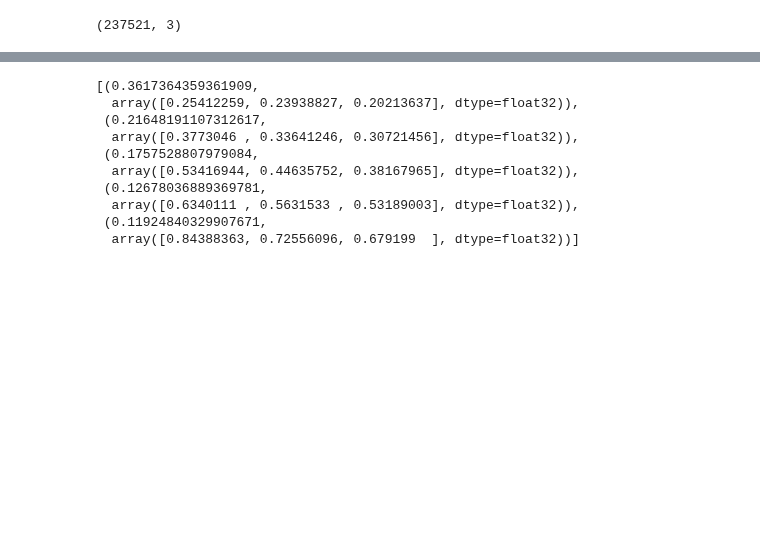
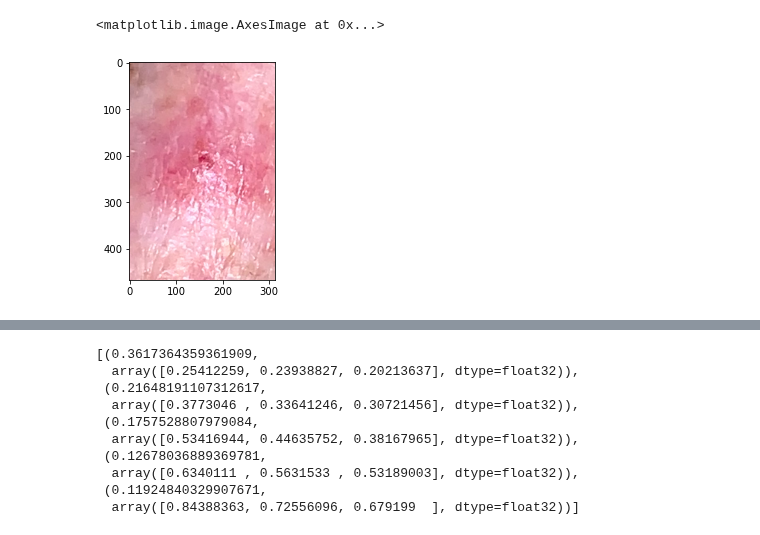
Before and after one commit to julielhagen/First-Year-Project, a Jupyter notebook: dominance_tester.ipynb, the cells around one changed output, grey strips where cells are left out. Saved outputs shown, nothing was run; the diff lists cells and outputs as text; code cells hidden in the pictures; blank space fills up the shorter version.

```diff
--- a/dominance_tester.ipynb
+++ b/dominance_tester.ipynb
@@ -10,17 +10,21 @@ from cut import cut_im_by_mask
 # %%
 im_path = 'test_images' + os.sep
 mask_path = 'test_images_masks' + os.sep
-im_id = 'PAT_1984_4038_265.png'
+im_id = 'PAT_967_1827_247.png'
 
 im, mask = prep_im_and_mask(im_id, im_path, mask_path)
+
+masked_im = im.copy()
+masked_im[mask == 0] = 0
 
 cut_im = cut_im_by_mask(im, mask)
 
 flat_im = np.reshape(cut_im, (-1, 3))
 
 flat_im.shape
 
-#plt.imshow(cut_im)
+plt.imshow(cut_im)
 # %% [output]
-(237521, 3)
+<matplotlib.image.AxesImage at 0x...>
+[figure, added]
 # %%
```
Also changed, not shown: parts of 2 cells of this notebook, 4 other files.
